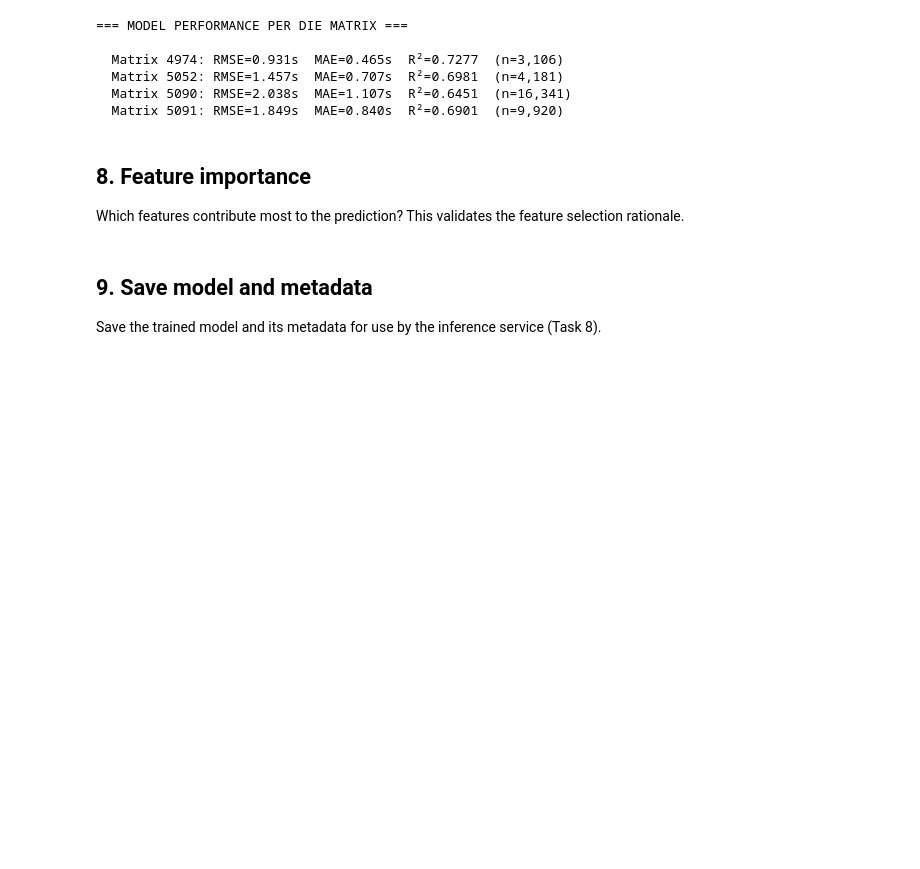
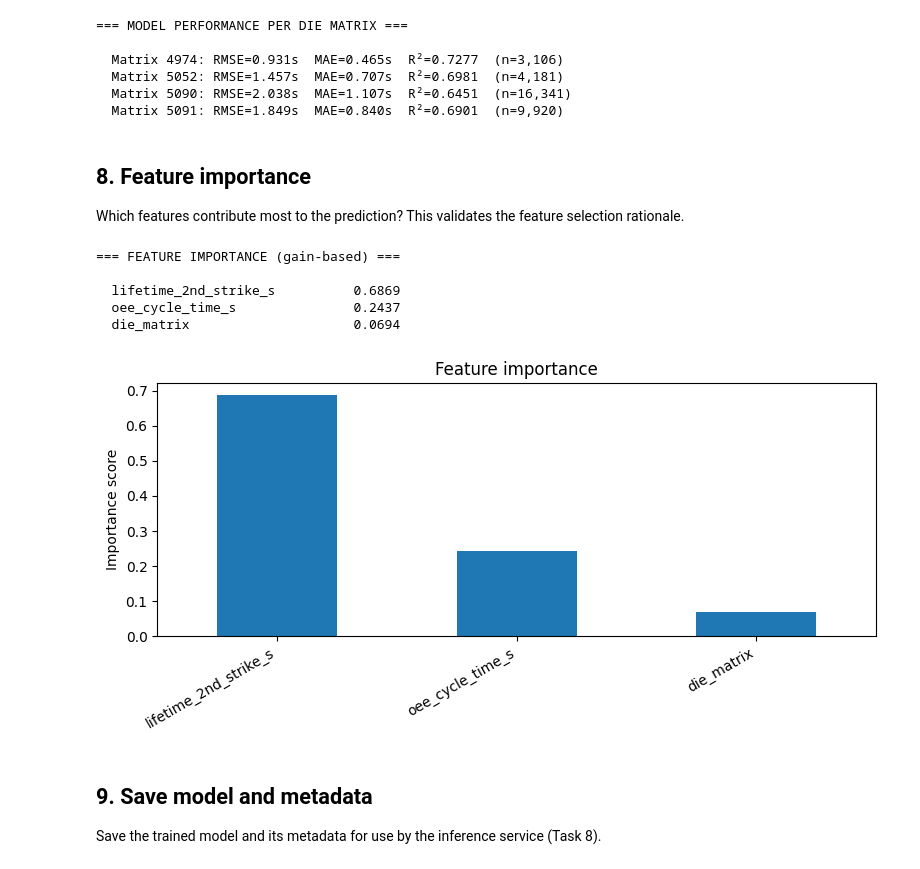
Before and after one commit to sarasaleem1997/final-project-cloud-platforms-aws, a Jupyter notebook: notebooks/05_feature_selection_and_model.ipynb, the cells around one changed output. Cells and saved outputs as stored; diff of their text form; code cells hidden in the pictures; blank space fills up the shorter version.

```diff
--- a/notebooks/05_feature_selection_and_model.ipynb
+++ b/notebooks/05_feature_selection_and_model.ipynb
@@ -247,3 +245,30 @@ Which features contribute most to the prediction? This validates the feature sel
+# %%
+# TODO: implement this cell
+importance = pd.Series(
+  model.feature_importances_,
+  index=FEATURES
+).sort_values(ascending=False)
+
+print("=== FEATURE IMPORTANCE (gain-based) ===")
+print()
+for feat, imp in importance.items():
+  print(f"  {feat:<30} {imp:.4f}")
+
+# Plot
+fig, ax = plt.subplots(figsize=(8, 4))
+importance.plot(kind="bar", ax=ax)
+ax.set_title("Feature importance")
+ax.set_ylabel("Importance score")
+ax.set_xticklabels(ax.get_xticklabels(), rotation=30, ha="right")
+plt.tight_layout()
+plt.show()
+# %% [output]
+=== FEATURE IMPORTANCE (gain-based) ===
+
+  lifetime_2nd_strike_s          0.6869
+  oee_cycle_time_s               0.2437
+  die_matrix                     0.0694
+[figure, added]
 # %% [markdown]
 ## 9. Save model and metadata
 
```
Also changed, not shown: parts of 5 cells of this notebook, 4 other files.
